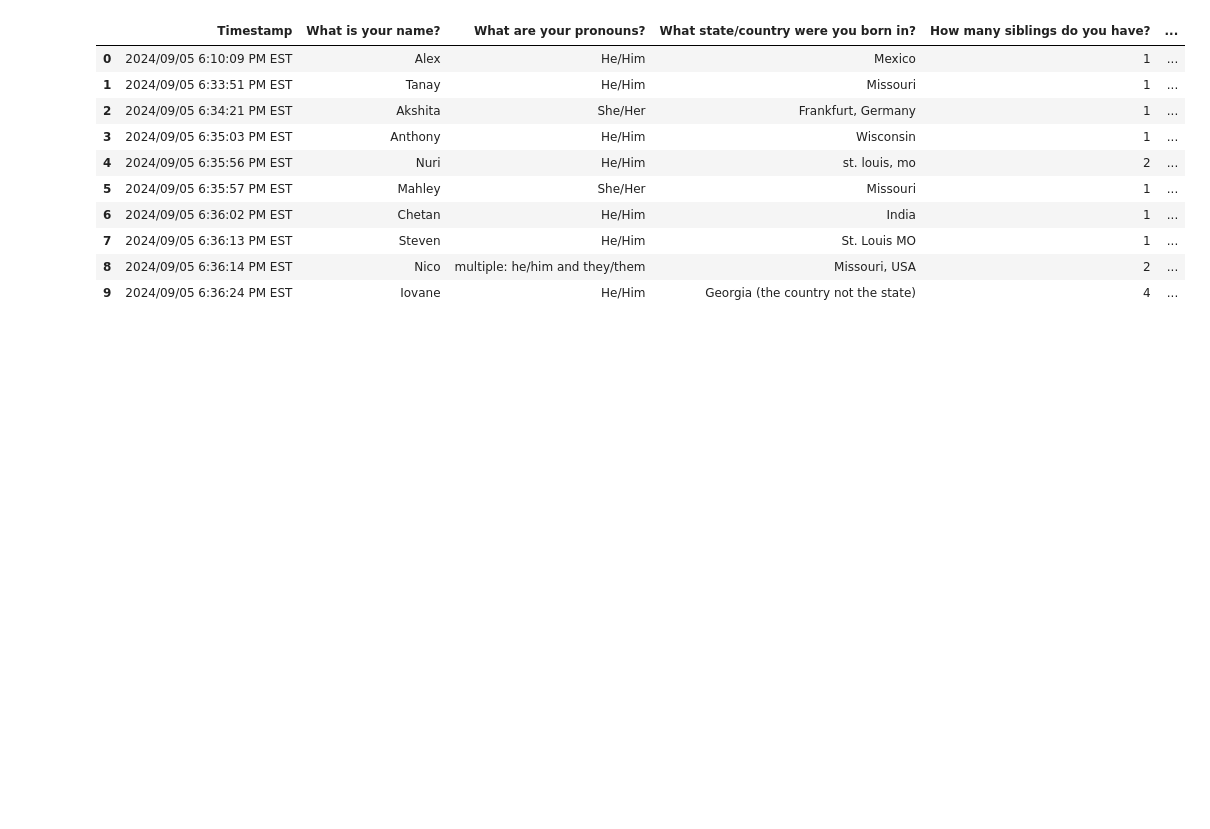
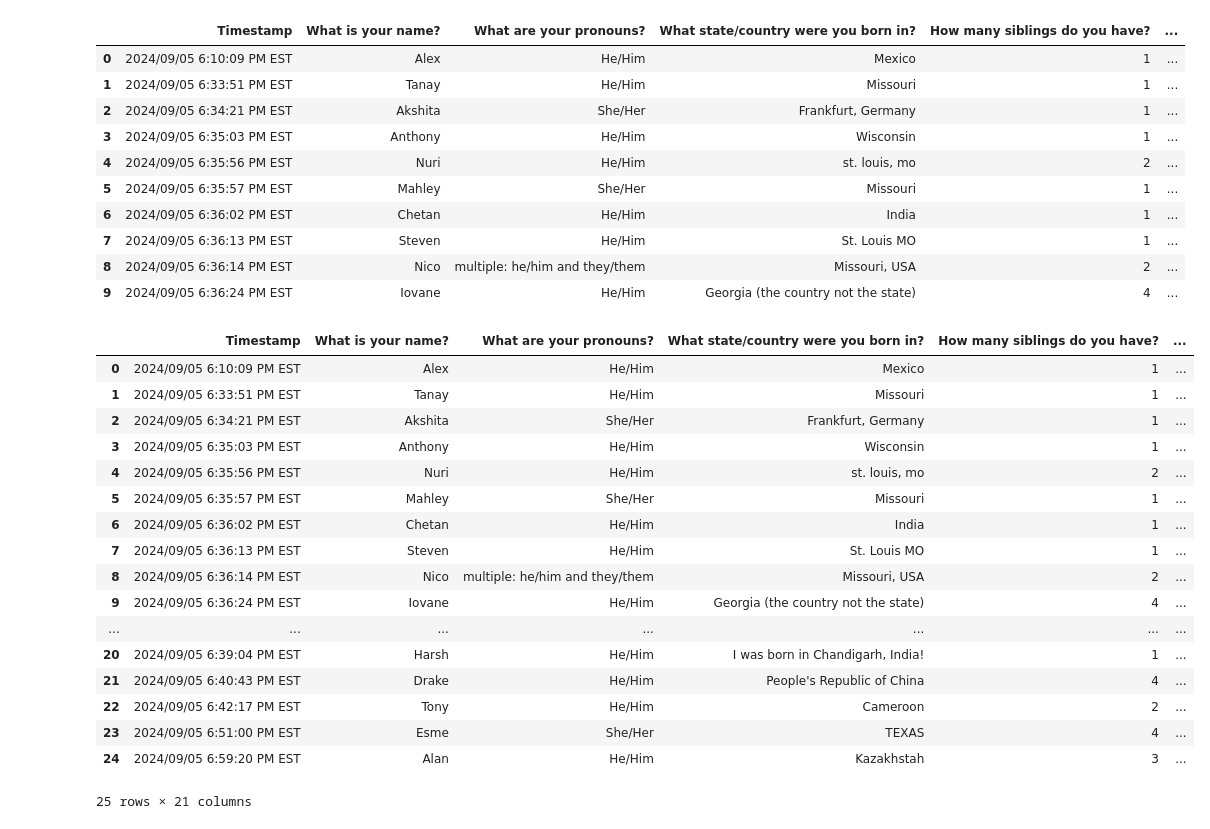
Before and after one commit to tsdandekar24/TanavDandekar_csci_1070_course, a Jupyter notebook: week_04_homework.ipynb, the cells around one changed output. Drawn from its saved outputs; the diff is of its cells as text; code cells hidden in the pictures; blank space fills up the shorter version.

```diff
--- a/week_04_homework.ipynb
+++ b/week_04_homework.ipynb
@@ -21,4 +21,36 @@ survey_df.head(10)
 | 7 | 2024/09/05 6:36:13 PM EST | Steven | He/Him | St. Louis MO | 1 | ... |
 | 8 | 2024/09/05 6:36:14 PM EST | Nico | multiple: he/him and they/them | Missouri, USA | 2 | ... |
 | 9 | 2024/09/05 6:36:24 PM EST | Iovane | He/Him | Georgia (the country not the state) | 4 | ... |
+# %%
+# Standardizing Pets
+# Question: Do we have to replace the previous columns with the ones we standardize?
+pets = {"What is your name?": ["Alex", "Tanay", "Akshita", "Anthony", "Nuri", "Mahley", "Chetan", "Steven", "Nico",
+                                   "Iovane", "Brandon", "Carter", "Tanav", "Abhishek", "Garlo", "Vivek", "Abhilasha",
+                                   "Tony", "Finn", "Ben", "Harsh", "Drake", "Issac", "Tony ", "Esme", "Alan"],
+            "How many pets do you have?": [1, 0, 0, 2, 0, 0, 0, 2, 3, 0, 2, 0, 0, 1, 0, 2, 2, 2, 2, 0, 7, 8, 0, 0, 3, 0],
+            "What kind of pets do you have?": ["Dog", "N/A", "N/A", "Dog", "N/A", "N/A", "N/A", "N/A", "Dog and Cat",
+                                               "Dog and Cat", "N/A", "Dog", "N/A", "N/A", "N/A", "N/A", "Dog and Cat",
+                                               "Dog", "Dog", "Dog", "N/A", "Dog and Cat", "Dog", "N/A", "Dog", "N/A"]}
+pets_df = pd.DataFrame(pets)
+new_survey_df = pd.merge(survey_df, pets_df, on = "What is your name?")
+new_survey_df
+# %% [output]
+|  | Timestamp | What is your name? | What are your pronouns? | What state/country were you born in? | How many siblings do you have? | ... |
+| 0 | 2024/09/05 6:10:09 PM EST | Alex | He/Him | Mexico | 1 | ... |
+| 1 | 2024/09/05 6:33:51 PM EST | Tanay | He/Him | Missouri | 1 | ... |
+| 2 | 2024/09/05 6:34:21 PM EST | Akshita | She/Her | Frankfurt, Germany | 1 | ... |
+| 3 | 2024/09/05 6:35:03 PM EST | Anthony | He/Him | Wisconsin | 1 | ... |
+| 4 | 2024/09/05 6:35:56 PM EST | Nuri | He/Him | st. louis, mo | 2 | ... |
+| 5 | 2024/09/05 6:35:57 PM EST | Mahley | She/Her | Missouri | 1 | ... |
+| 6 | 2024/09/05 6:36:02 PM EST | Chetan | He/Him | India | 1 | ... |
+| 7 | 2024/09/05 6:36:13 PM EST | Steven | He/Him | St. Louis MO | 1 | ... |
+| 8 | 2024/09/05 6:36:14 PM EST | Nico | multiple: he/him and they/them | Missouri, USA | 2 | ... |
+| 9 | 2024/09/05 6:36:24 PM EST | Iovane | He/Him | Georgia (the country not the state) | 4 | ... |
+| ... | ... | ... | ... | ... | ... | ... |
+| 20 | 2024/09/05 6:39:04 PM EST | Harsh | He/Him | I was born in Chandigarh, India! | 1 | ... |
+| 21 | 2024/09/05 6:40:43 PM EST | Drake | He/Him | People's Republic of China | 4 | ... |
+| 22 | 2024/09/05 6:42:17 PM EST | Tony | He/Him | Cameroon | 2 | ... |
+| 23 | 2024/09/05 6:51:00 PM EST | Esme | She/Her | TEXAS | 4 | ... |
+| 24 | 2024/09/05 6:59:20 PM EST | Alan | He/Him | Kazakhstah | 3 | ... |
+25 rows × 21 columns
 # %%
```
Also changed, not shown: parts of 6 cells of this notebook.
